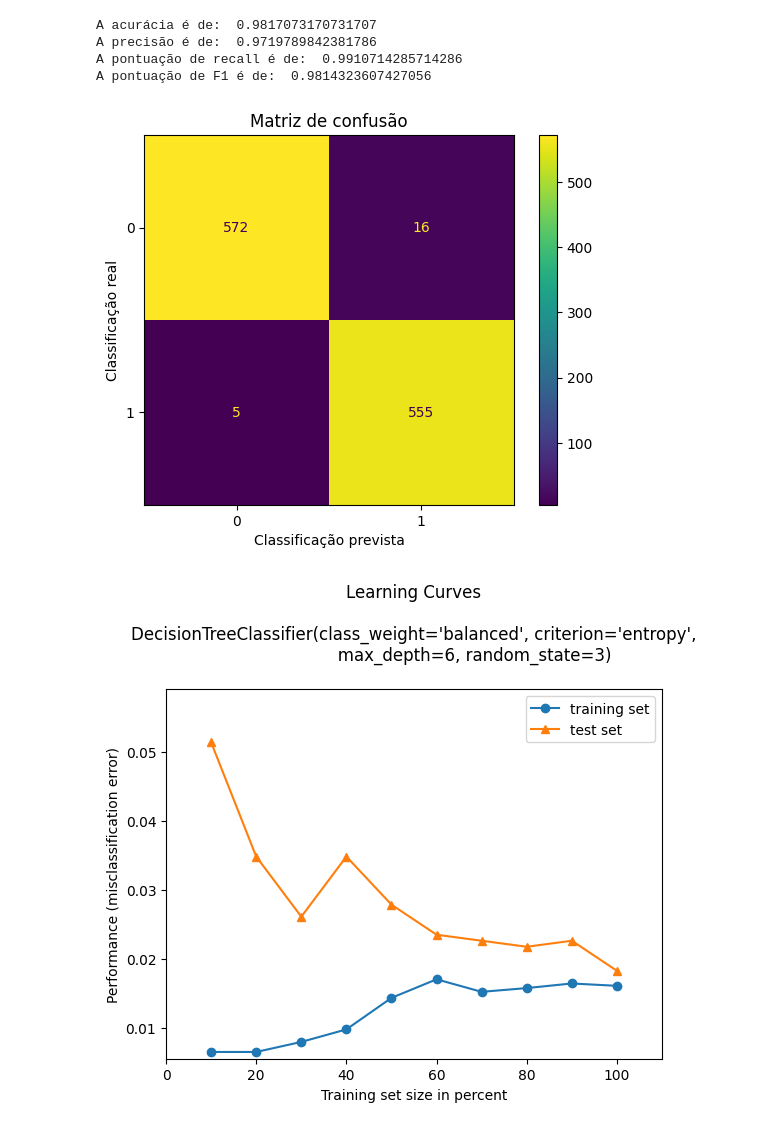
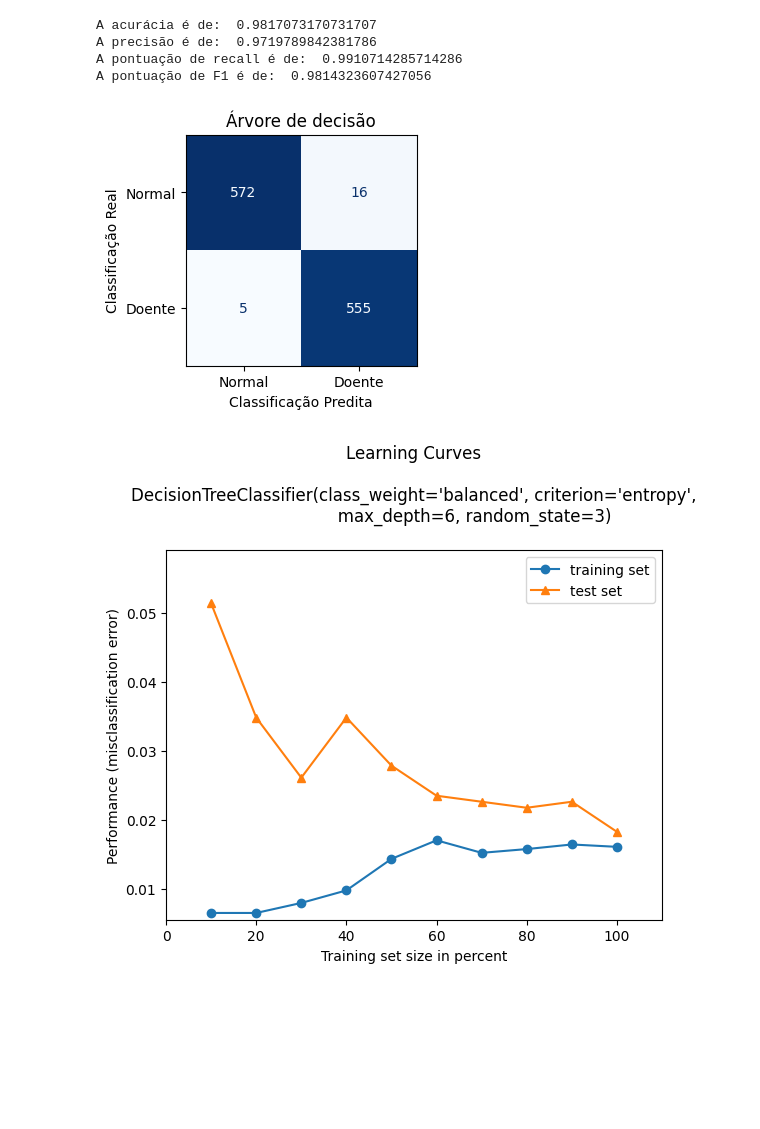
Before and after one commit to cilab-ufersa/euthyroid_sick_syndrome, a Jupyter notebook: euthyroid_sick_syndrome/plot_figures.ipynb, the cells around one changed output. Saved outputs shown, nothing was run; the diff lists cells and outputs as text; code cells hidden in the pictures; blank space fills up the shorter version.

Commit message:
refactor: refactored plot_confusion_matrix

```diff
--- a/euthyroid_sick_syndrome/plot_figures.ipynb
+++ b/euthyroid_sick_syndrome/plot_figures.ipynb
@@ -40,10 +40,12 @@ A acurácia é de:  0.9817073170731707
 A precisão é de:  0.9719789842381786
 A pontuação de recall é de:  0.9910714285714286
 A pontuação de F1 é de:  0.9814323607427056
-# %%
-plot_confusion_matrix(output_test, output_model_decision, model_decision_tree)
-# %% [output]
-[figure, removed]
+# %%
+fig = plot_confusion_matrix(output_test, output_model_decision, model=model_decision_tree, title='Árvore de decisão')
+#salva figura
+fig.figure_.savefig('confusion_matrix_decision_tree.png', dpi=300, bbox_inches='tight')
+# %% [output]
+[figure, added]
 # %%
 miss_classification(input_train, output_train, input_test, output_test, model_decision_tree)
 # %% [output]
```
Also changed, not shown: parts of 1 cell of this notebook, 2 other files.
